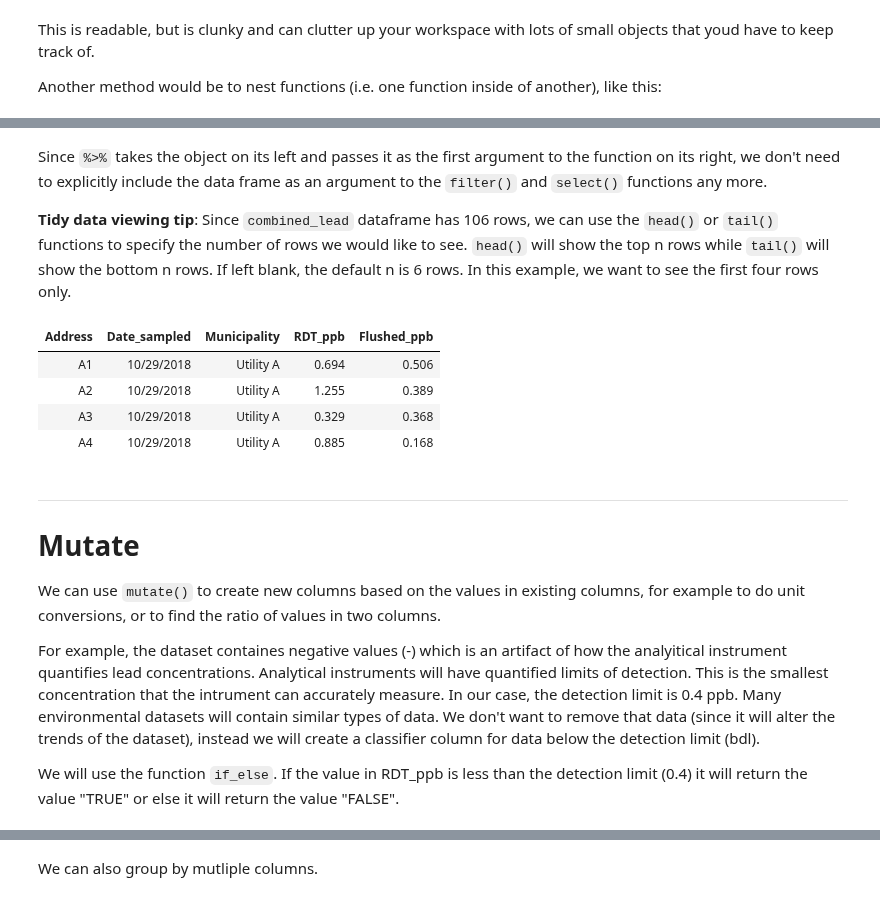
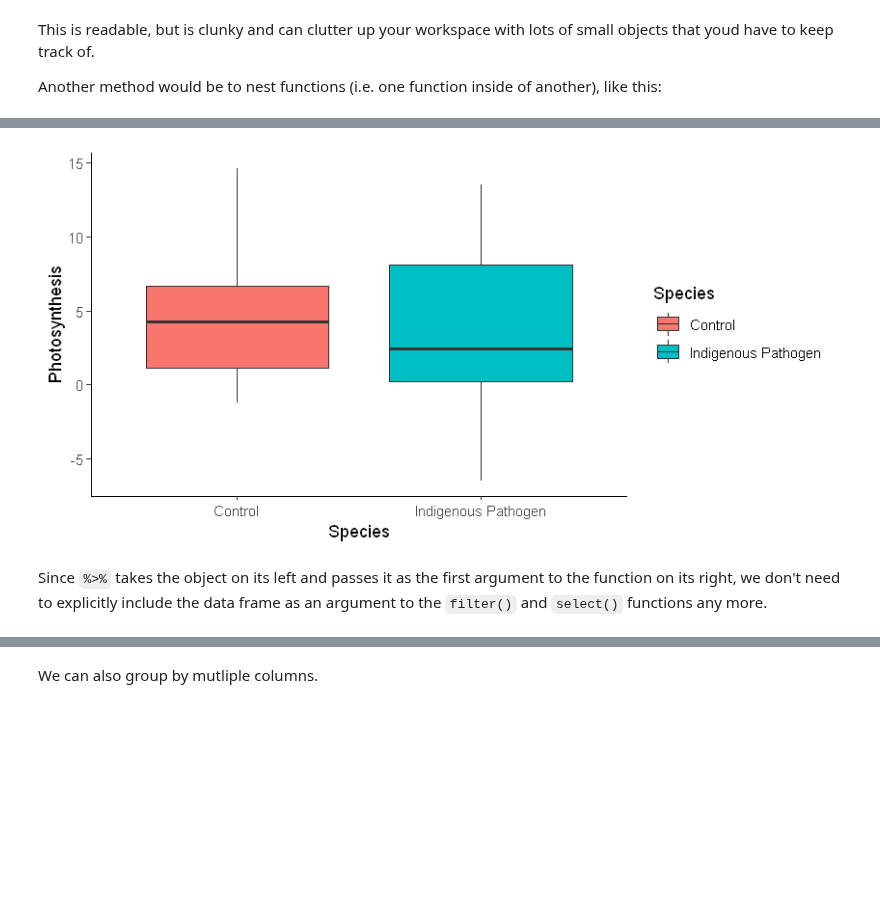
Before and after one commit to Diego-Ibarra/biol3782, a Jupyter notebook: week5/advanced_data_manipulation - JL edited version.ipynb, the cells around one changed output, grey strips where cells are left out. Saved outputs shown, nothing was run; the diff lists cells and outputs as text; code cells hidden in the pictures; blank space fills up the shorter version.

```diff
--- a/week5/advanced_data_manipulation - JL edited version.ipynb
+++ b/week5/advanced_data_manipulation - JL edited version.ipynb
@@ -309,0 +567,7 @@ head(8)
+# %%
+species_sml<-data_filtered %>%
+  filter(Species %in% c("Indigenous Pathogen", "Control")) %>%
+  select(`Sample type`, Species, Photosynthesis, Conductance)
+
+species_sml %>%
+head(4)
@@ -310,23 +580,9 @@ head(8)
+# %%
+species_sml %>%
+ggplot()+
+geom_boxplot(aes(x=Species, y=Photosynthesis, fill=Species))+
+theme_classic()
+# %% [output]
+[figure, added]
 # %% [markdown]
 Since `%>%` takes the object on its left and passes it as the first argument to the function on its right, we don't need to explicitly include the data frame as an argument to the `filter()` and `select()` functions any more.
-
-**Tidy data viewing tip**: Since `combined_lead` dataframe has 106 rows, we can use the `head()`  or `tail()` functions to specify the number of rows we would like to see. `head()` will show the top n rows while `tail()` will show the bottom n rows. If left blank, the default n is 6 rows. In this example, we want to see the first four rows only.
-# %%
-combined_lead  %>%
-head(4)
-# %% [output]
-| Address | Date_sampled | Municipality | RDT_ppb | Flushed_ppb |
-| A1 | 10/29/2018 | Utility A | 0.694 | 0.506 |
-| A2 | 10/29/2018 | Utility A | 1.255 | 0.389 |
-| A3 | 10/29/2018 | Utility A | 0.329 | 0.368 |
-| A4 | 10/29/2018 | Utility A | 0.885 | 0.168 |
-# %% [markdown]
-_______________________________________________________________________________________________
-
-# Mutate
-
-We can use `mutate()` to create new columns based on the values in existing columns, for example to do unit conversions, or to find the ratio of values in two columns.
-
-For example, the dataset containes negative values (-) which is an artifact of how the analyitical instrument quantifies lead concentrations. Analytical instruments will have quantified limits of detection. This is the smallest concentration that the intrument can accurately measure. In our case, the detection limit is 0.4 ppb. Many environmental datasets will contain similar types of data. We don't want to remove that data (since it will alter the trends of the dataset), instead we will create a classifier column for data below the detection limit (bdl).
-
-We will use the function `if_else`. If the value in RDT_ppb is less than the detection limit (0.4) it will return the value "TRUE" or else it will return the value "FALSE".
```
Also changed, not shown: parts of 129 cells of this notebook, 8 other files.
